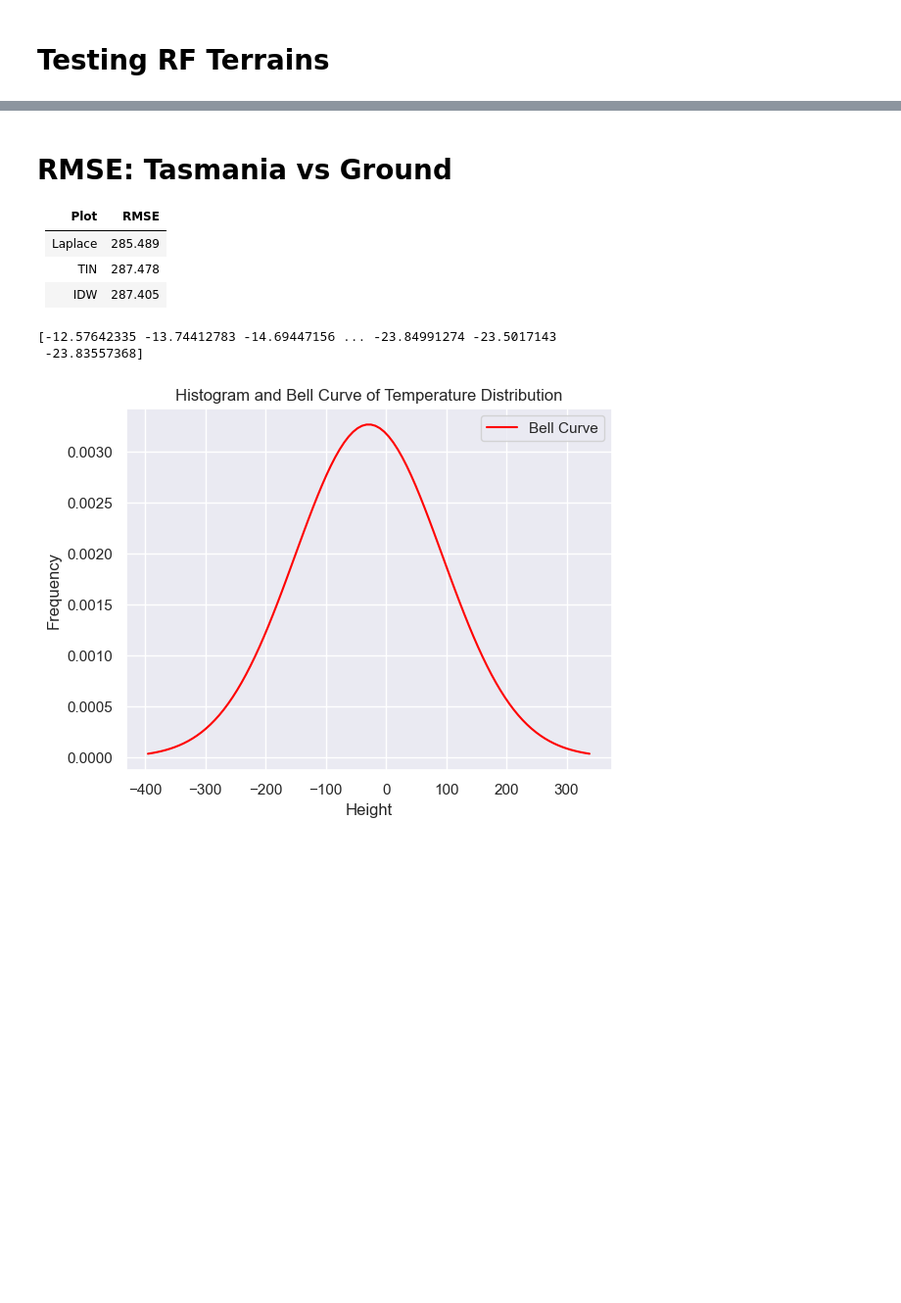
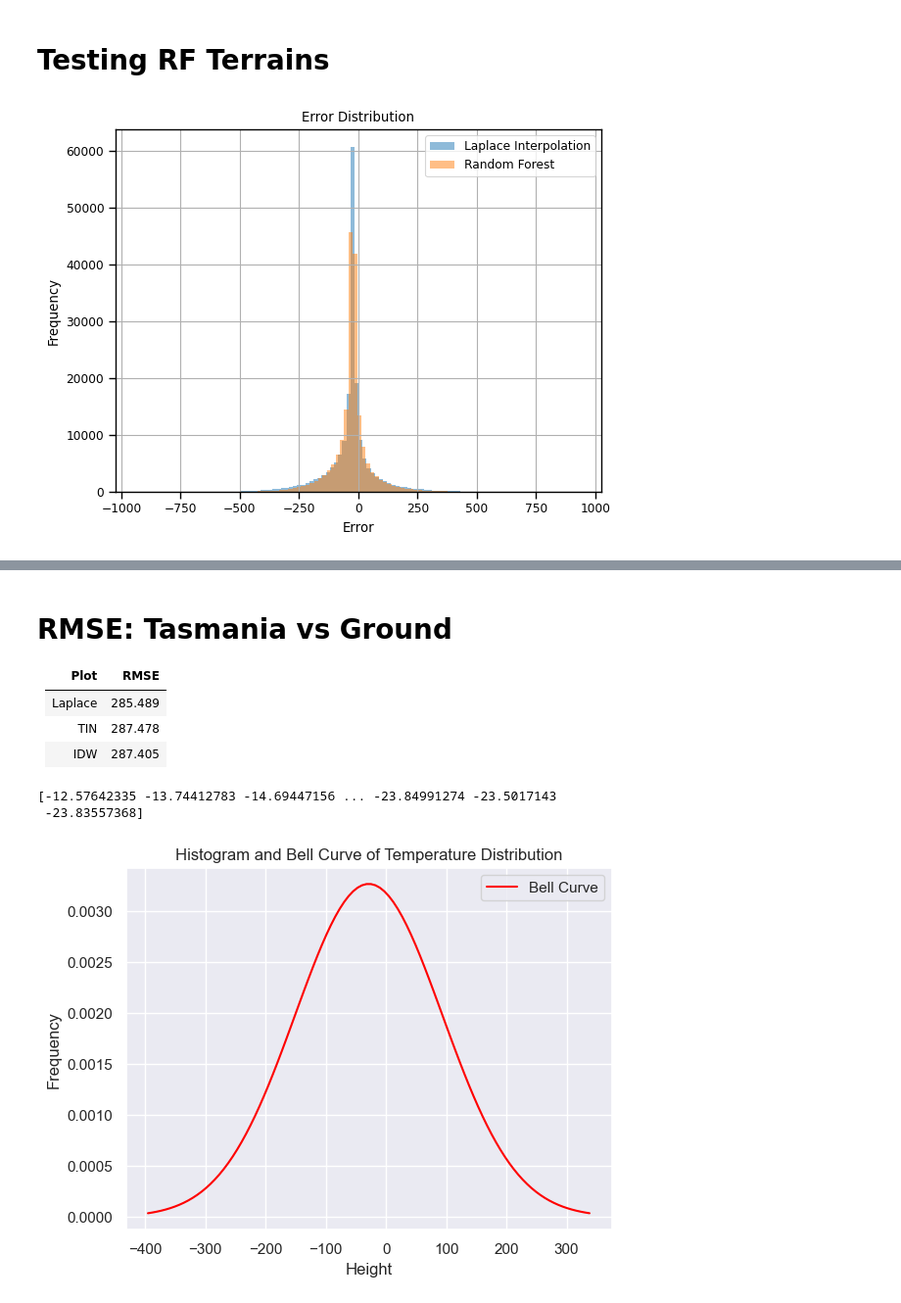
Before and after one commit to leowlk/RF_Terrain, a Jupyter notebook: notebooks/rf_analysis.ipynb, the cells around one changed output, grey strips where cells are left out. Shown at 98% size. Drawn from its saved outputs; the diff is of its cells as text; code cells hidden in the pictures; blank space fills up the shorter version.

```diff
--- a/notebooks/rf_analysis.ipynb
+++ b/notebooks/rf_analysis.ipynb
@@ -9,7 +9,7 @@ import matplotlib.pyplot as plt
 import xarray as xr
 import math
 import seaborn as sns
-sns.set()
+
 
 class Analysis:
     def __init__(self) -> None:
@@ -40,12 +40,13 @@ class Analysis:
 # %%
 laplace = Analysis()
 # %%
-tasman_ground_truth = '../ICESAT/tasmania/gnd_dem_02.tif'
+_ground_truth = '../ICESAT/gcanyon/gnd_gcaynon.tif'
 # tasman_pred_laplace = '../ICESAT/tasmania/interpolation/interpSamples_laplace.tif'
 # tasman_pred_idw = '../ICESAT/tasmania/interpolation/interpSamples_idw.tif'
 # tasman_pred_tin = '../ICESAT/tasmania/interpolation/interpSamples_tin.tif'
 # tasman_pred_nni = '../ICESAT/tasmania/interpolation/interpSamples_nni.tif'
-tasman_pred_rf = '../ICESAT/tasmania/results/tasmania_icesat_sklearn_geo1.tif'
+_pred_rf = '../ICESAT/gcanyon/rf_features/interp_lap.tif'
+_pred_rf2 = '../ICESAT/gcanyon/results/gcanyon_predicesat_sklearn_gc_rs1.tif'
 
 icepts = "../ICESAT/tasmania/tasman_samples4.csv"
 icepts = pd.read_csv(icepts)
@@ -54,28 +55,41 @@ icepts = pd.read_csv(icepts)
 x = icepts['lon'].values
 y = icepts['lat'].values
 
-interpn = "RF"
+interpn = "Laplace"
 
 tester = Analysis()
-tester.set_ground_truth(tasman_ground_truth)
-tester.set_test_data(tasman_pred_rf)
+tester.set_ground_truth(_ground_truth)
+tester.set_test_data(_pred_rf)
 tester.get_difference()
+
+tester2 = Analysis()
+tester2.set_ground_truth(_ground_truth)
+tester2.set_test_data(_pred_rf2)
+tester2.get_difference()
+
 
 # Crop Test Data
 tester_test_data = tester.test_data.sel(
-    x=slice(tester.ground_truth['x'].min()+0.01, tester.ground_truth['x'].max()-0.01),
-    y=slice(tester.ground_truth['y'].min()+0.01, tester.ground_truth['y'].max()-0.01)
+    x=slice(tester.test_data['x'].min()+0.03, tester.test_data['x'].max()-0.03),
+    y=slice(tester.test_data['y'].min()+0.03, tester.test_data['y'].max()-0.03)
 )
 tester_difference = tester.difference.sel(
-    x=slice(tester.ground_truth['x'].min()+0.01, tester.ground_truth['x'].max()-0.01),
-    y=slice(tester.ground_truth['y'].min()+0.01, tester.ground_truth['y'].max()-0.01)
+    x=slice(tester.ground_truth['x'].min()+0.03, tester.ground_truth['x'].max()-0.03),
+    y=slice(tester.ground_truth['y'].min()+0.03, tester.ground_truth['y'].max()-0.03)
 )
-
 tester_absDifference = tester.absDifference.sel(
     x=slice(tester.ground_truth['x'].min()+0.01, tester.ground_truth['x'].max()-0.01),
     y=slice(tester.ground_truth['y'].min()+0.01, tester.ground_truth['y'].max()-0.01)
 )
 
+tester2_test_data = tester2.test_data.sel(
+    x=slice(tester2.test_data['x'].min()+0.03, tester2.test_data['x'].max()-0.03),
+    y=slice(tester2.test_data['y'].min()+0.03, tester2.test_data['y'].max()-0.03)
+)
+tester2_difference = tester2.difference.sel(
+    x=slice(tester2.ground_truth['x'].min()+0.03, tester2.ground_truth['x'].max()-0.03),
+    y=slice(tester2.ground_truth['y'].min()+0.03, tester2.ground_truth['y'].max()-0.03)
+)
 
 # ---- Plot 1 ------
 # tester_test_data.band_1.plot(cmap='gist_earth',
@@ -89,19 +103,20 @@ tester_absDifference = tester.absDifference.sel(
 # plt.tick_params(axis='x', rotation=90)
 
 # --- Plot 2 ___-----
-fig, axes = plt.subplots(nrows=1, ncols=2, figsize=(15,5))
+# fig, axes = plt.subplots(nrows=1, ncols=2, figsize=(15,5))
 
-tester_test_data.band_1.plot(cmap='gist_earth', ax=axes[0],
-                             vmin=tester_test_data.band_1.min(),
-                             vmax=tester_test_data.band_1.max())
-tester_difference.band_1.plot(cmap='RdBu', ax=axes[1])
+# tester_test_data.band_1.plot(cmap='gist_earth', ax=axes[0],
+#                              vmin=tester_test_data.band_1.min(),
+#                              vmax=tester_test_data.band_1.max())
 
-for ax in axes:
-    ax.tick_params(axis='x', rotation=45)
-    ax.set_xlabel('Longitude')
-    ax.set_ylabel('Latitude')
-axes[0].set_title(f'{interpn} Interpolation')
-axes[1].set_title('Difference against Ground Truth')
+# tester_difference.band_1.plot(cmap='RdBu', ax=axes[1])
+
+# for ax in axes:
+#     ax.tick_params(axis='x', rotation=45)
+#     ax.set_xlabel('Longitude')
+#     ax.set_ylabel('Latitude')
+# axes[0].set_title(f'{interpn} Interpolation')
+# axes[1].set_title('Difference against Ground Truth')
 # -------
 
 # --- Plot 3 ----
@@ -110,34 +125,54 @@ axes[1].set_title('Difference against Ground Truth')
 #                             vmax=tester_test_data.band_1.max())
 # plt.xlabel('Longitude')
 # plt.ylabel('Latitude')
-# plt.title(f'Tasmania Sample Data')
+# plt.title(f'ICESat-2 Prediction using RS Features')
 # plt.tight_layout()
 # plt.tick_params(axis='x', rotation=90)
 # -----------
 
+#--- Plot 4 :Error Dist ----
+sns.set_context("paper")
+# tester_diff = tester_difference.band_1.to_numpy().flatten()
+# mean = np.mean(tester_diff)
+# std_dev = np.std(tester_diff)
 
+# # Define a threshold to filter out values larger than 3SD from the mean
+# threshold = mean + 3 * std_dev
 
+# # Filter the data to exclude values larger than 3SD
+# f_tester_diff = [x for x in tester_diff if x <= threshold]
+
+plt.hist(tester_difference.band_1.to_numpy().flatten(), bins=100, edgecolor=None, alpha=0.5, label='Laplace Interpolation')
+plt.hist(tester2_difference.band_1.to_numpy().flatten(), bins=100, edgecolor=None, alpha=0.5, label='Random Forest')
+plt.legend()
+plt.grid(True)
+plt.xlabel('Error')
+plt.ylabel('Frequency')
+plt.title('Error Distribution')
+plt.show()
+#--------------------------
 
 difference = tester_difference.band_1.to_numpy()
 absDifference = tester_absDifference.band_1.to_numpy()
 
 difference.flatten()
 absDifference.flatten()
 
 print("min diff &", round(np.min(difference),3), "\\")
 print("max diff &", round(np.max(difference),3), "\\")
 print("median diff &", round(np.median(difference),3) , "\\")
 print("mean diff &", round(np.mean(difference),3), "\\")
 print("std &", round(np.std(difference),3), "\\")
 rmse = math.sqrt(np.mean(difference**2))
 print("rmse &", round(rmse,3))
 print("mae &", round(np.mean(absDifference),3))
 
 # diff = tester_h - ground
 # diff = diff.band_1.values.flatten()
 # diff = diff[~np.isnan(diff)]
 # diff_sq = diff**2
 # mean = np.mean(diff_sq)
 # rmse = math.sqrt(mean)
 # print(rmse)
 # %% [output]
+[figure, new version]
```
Also changed, not shown: parts of 1 cell of this notebook, 9 other files.
